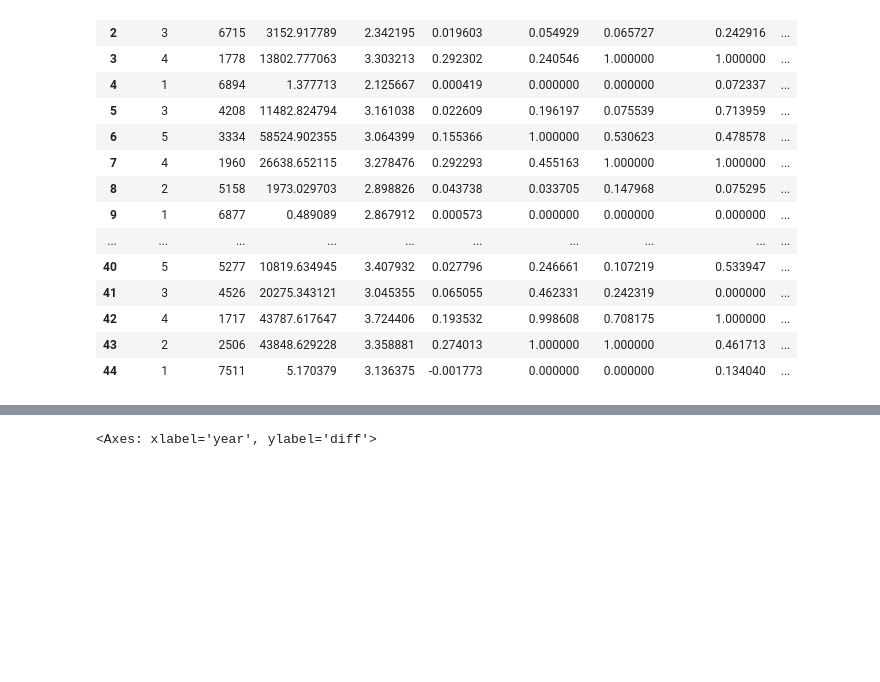
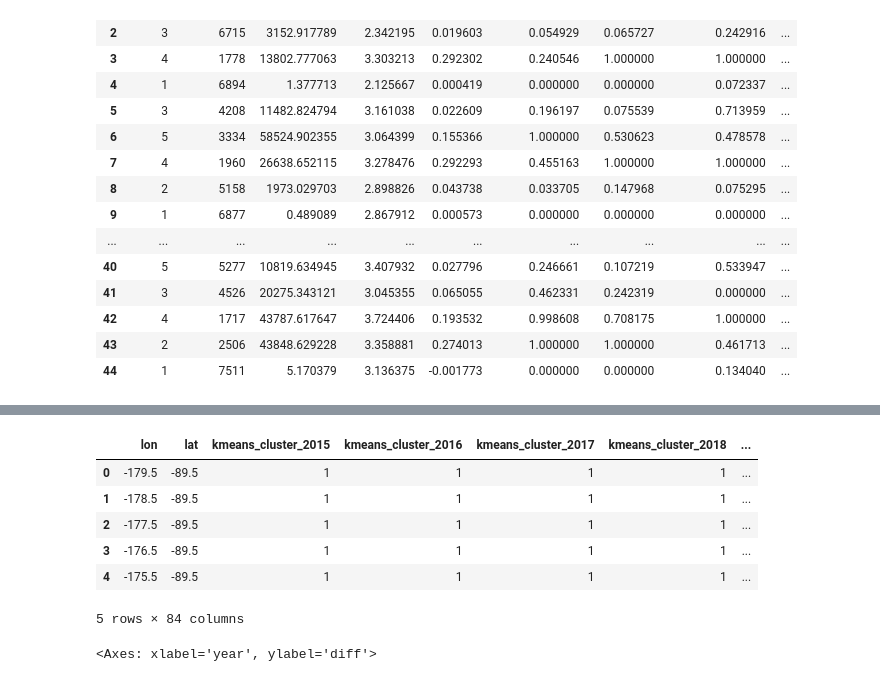
Before and after one commit to ghg-ai-lab-complexity72-dev/complexity72_2026, a Jupyter notebook: all_clusters_normalized_comparisson.ipynb, the cells around one changed output, grey strips where cells are left out. Cells and saved outputs as stored; diff of their text form; code cells hidden in the pictures; blank space fills up the shorter version.

```diff
--- a/all_clusters_normalized_comparisson.ipynb
+++ b/all_clusters_normalized_comparisson.ipynb
@@ -104,0 +494,10 @@ cluster_infos
+# %%
+all_points_aligned.head()
+# %% [output]
+|  | lon | lat | kmeans_cluster_2015 | kmeans_cluster_2016 | kmeans_cluster_2017 | kmeans_cluster_2018 | ... |
+| 0 | -179.5 | -89.5 | 1 | 1 | 1 | 1 | ... |
+| 1 | -178.5 | -89.5 | 1 | 1 | 1 | 1 | ... |
+| 2 | -177.5 | -89.5 | 1 | 1 | 1 | 1 | ... |
+| 3 | -176.5 | -89.5 | 1 | 1 | 1 | 1 | ... |
+| 4 | -175.5 | -89.5 | 1 | 1 | 1 | 1 | ... |
+5 rows × 84 columns
```
Also changed, not shown: parts of 8 cells of this notebook.
